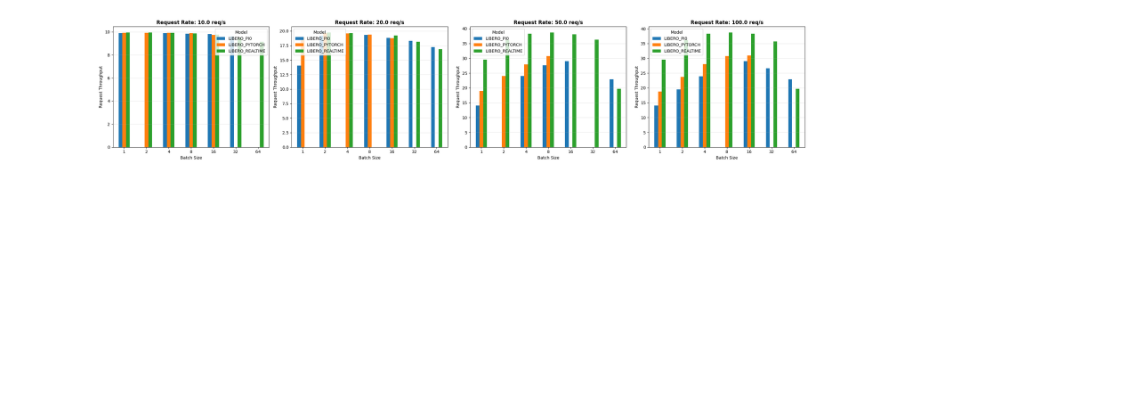
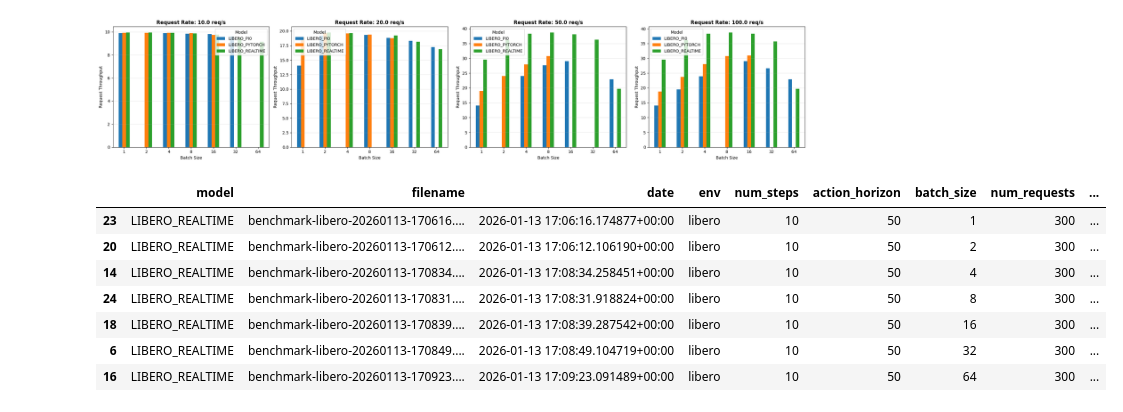
Before and after one commit to ChenZhenY/openpi, a Jupyter notebook: notebooks/benchmark_compare.ipynb, the cells around one changed output. Cells and saved outputs as stored; diff of their text form; code cells hidden in the pictures; blank space fills up the shorter version.

Commit message:
Benchmark results.

```diff
--- a/notebooks/benchmark_compare.ipynb
+++ b/notebooks/benchmark_compare.ipynb
@@ -74,0 +61,3 @@ Summary DataFrame shape: (67, 20)
+# %%
+l40s = load_benchmark_results('l40s')
+a40 = load_benchmark_results('a40')
@@ -114,3 +110,14 @@ plt.tight_layout()
 plt.show()
 # %% [output]
 [figure]
+# %%
+l40s[(l40s['model'] == 'LIBERO_REALTIME') & (l40s['request_rate'] == 100)].sort_values('batch_size')
+# %% [output]
+|  | model | filename | date | env | num_steps | action_horizon | batch_size | num_requests | ... |
+| 23 | LIBERO_REALTIME | benchmark-libero-20260113-170616.... | 2026-01-13 17:06:16.174877+00:00 | libero | 10 | 50 | 1 | 300 | ... |
+| 20 | LIBERO_REALTIME | benchmark-libero-20260113-170612.... | 2026-01-13 17:06:12.106190+00:00 | libero | 10 | 50 | 2 | 300 | ... |
+| 14 | LIBERO_REALTIME | benchmark-libero-20260113-170834.... | 2026-01-13 17:08:34.258451+00:00 | libero | 10 | 50 | 4 | 300 | ... |
+| 24 | LIBERO_REALTIME | benchmark-libero-20260113-170831.... | 2026-01-13 17:08:31.918824+00:00 | libero | 10 | 50 | 8 | 300 | ... |
+| 18 | LIBERO_REALTIME | benchmark-libero-20260113-170839.... | 2026-01-13 17:08:39.287542+00:00 | libero | 10 | 50 | 16 | 300 | ... |
+| 6 | LIBERO_REALTIME | benchmark-libero-20260113-170849.... | 2026-01-13 17:08:49.104719+00:00 | libero | 10 | 50 | 32 | 300 | ... |
+| 16 | LIBERO_REALTIME | benchmark-libero-20260113-170923.... | 2026-01-13 17:09:23.091489+00:00 | libero | 10 | 50 | 64 | 300 | ... |
```
Also changed, not shown: parts of 3 cells of this notebook, 1 other file.
